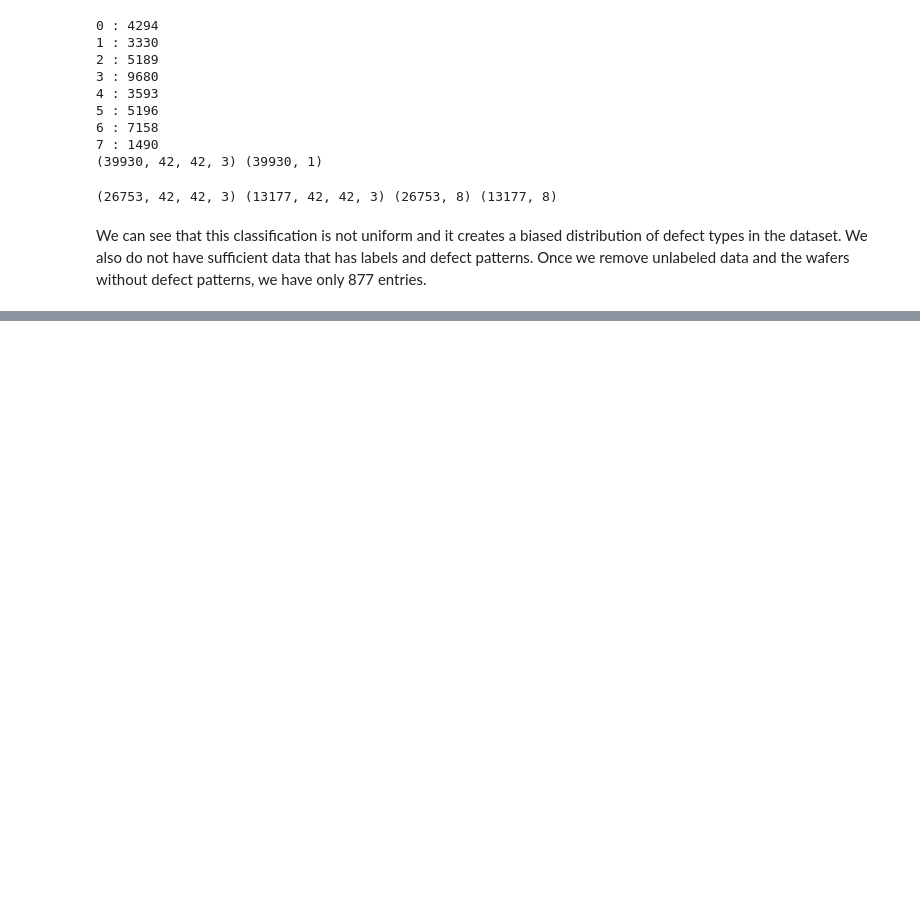
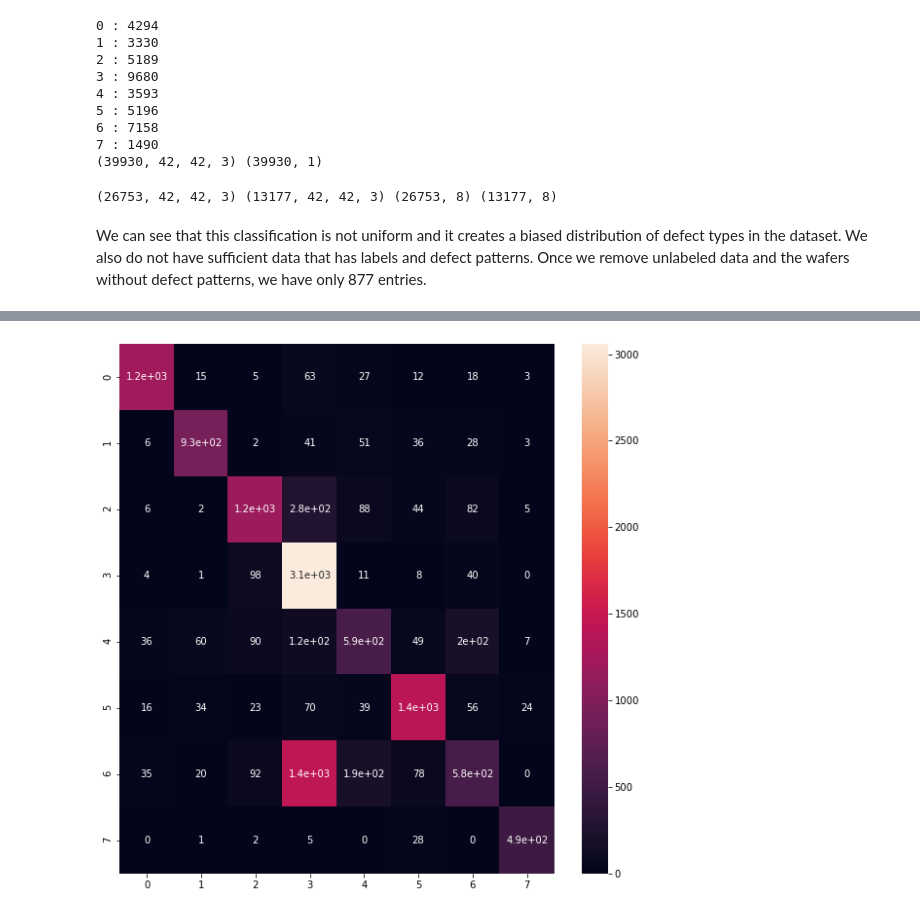
Before and after one commit to sngatzemeier/Wafer-Defect-Classification, a Jupyter notebook: Naga/CNN With Data Augmentation and Patterns Only.ipynb, the cells around one changed output, grey strips where cells are left out. Saved outputs shown, nothing was run; the diff lists cells and outputs as text; code cells hidden in the pictures; blank space fills up the shorter version.

Commit message:
With CONFUSION MATRIX

```diff
--- a/Naga/CNN With Data Augmentation and Patterns Only.ipynb
+++ b/Naga/CNN With Data Augmentation and Patterns Only.ipynb
@@ -845,0 +846,28 @@ plt.show()
+# %%
+from sklearn.metrics import confusion_matrix
+from sklearn.metrics import plot_confusion_matrix
+
+# Build Confusion Matrix
+elements = np.unique(label_train)
+
+predicted_labels = model.predict(im_test)
+predicted_labels[1]
+
+rounded_labels=np.argmax(label_test, axis=1)
+rounded_labels[1]
+
+correct_prediction = (predicted_labels == rounded_labels) #label_test
+wrong_prediction = (predicted_labels != rounded_labels)#label_test
+model_score = model.score(im_test, label_test)
+cm = confusion_matrix(rounded_labels, predicted_labels, labels=model.classes_) #label_test
+
+import seaborn as sns
+
+cm = confusion_matrix(rounded_labels, predicted_labels)
+fig, ax = plt.subplots(figsize=(10,10))
+sns.heatmap(cm, annot=True, ax=ax)
+
+# Evaluate and show the accuracy of each model.
+print (' total: %3d  correct: %3d  accuracy: %.2f%%' %((np.sum(correct_prediction)+np.sum(wrong_prediction)),
+                                                       np.sum(correct_prediction), model_score*100))
+# %% [output]
@@ -845,0 +876 @@ plt.show()
+[figure, added]
```
Also changed, not shown: parts of 6 cells of this notebook.
